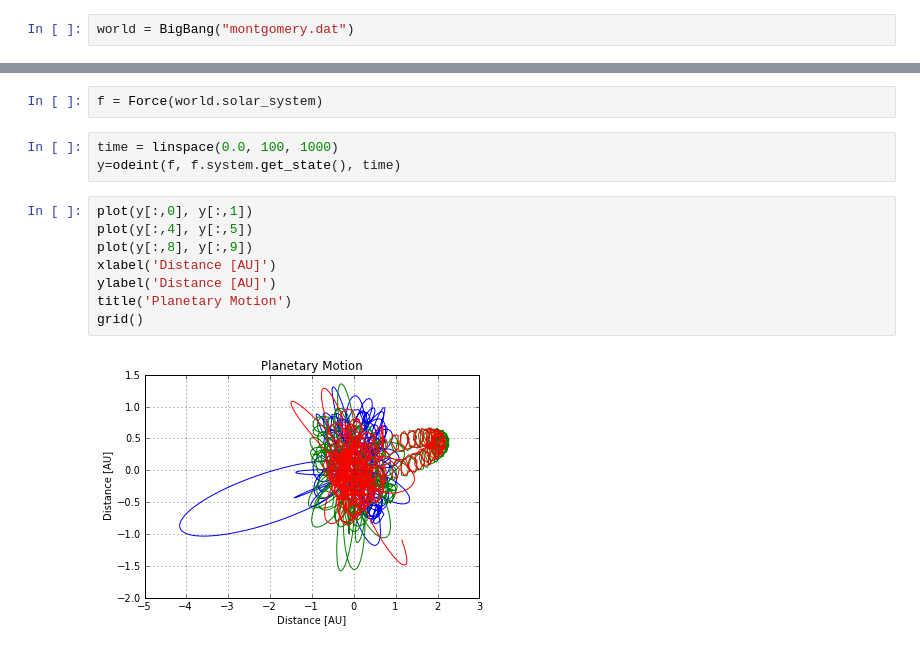
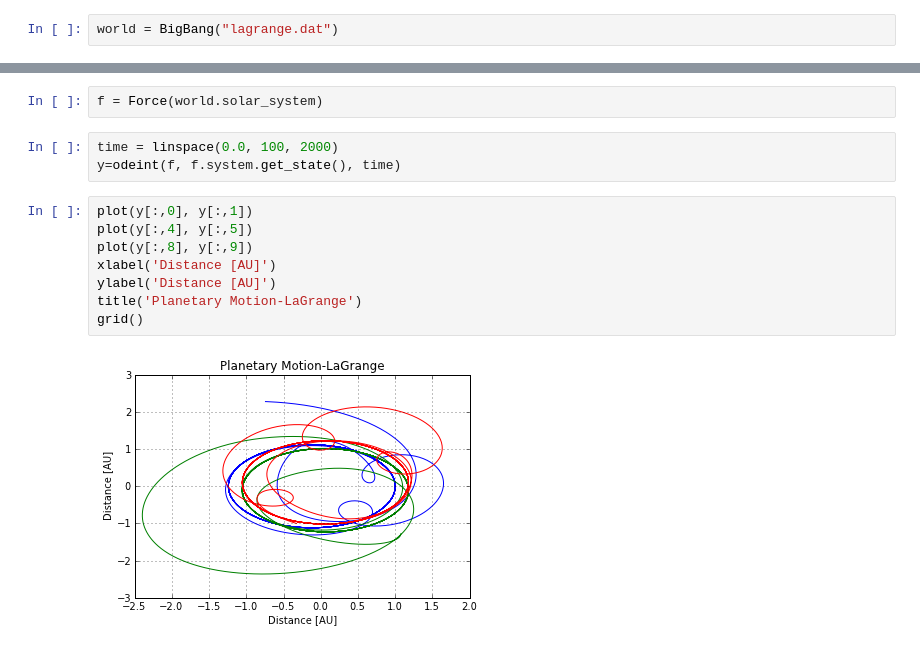
Before and after one commit to johnymontana/CSCI_577, a Jupyter notebook: Object_Oriented_nBody.ipynb, the cells around one changed output, grey strips where cells are left out. Cells and saved outputs as stored; diff of their text form.

```diff
--- a/Object_Oriented_nBody.ipynb
+++ b/Object_Oriented_nBody.ipynb
@@ -207,3 +160,3 @@ class BigBang:
 # %%
-world = BigBang("montgomery.dat")
+world = BigBang("lagrange.dat")
 # %% [output]
@@ -230,15 +183,15 @@ Mass: 1.0
 # %%
 f = Force(world.solar_system)
 # %%
-time = linspace(0.0, 100, 1000)
+time = linspace(0.0, 100, 2000)
 y=odeint(f, f.system.get_state(), time)
 # %%
 plot(y[:,0], y[:,1])
 plot(y[:,4], y[:,5])
 plot(y[:,8], y[:,9])
 xlabel('Distance [AU]')
 ylabel('Distance [AU]')
-title('Planetary Motion')
+title('Planetary Motion-LaGrange')
 grid()
 # %% [output]
-[figure, old version]
+[figure, new version]
```
Also changed, not shown: parts of 17 cells of this notebook, 1 other file.
